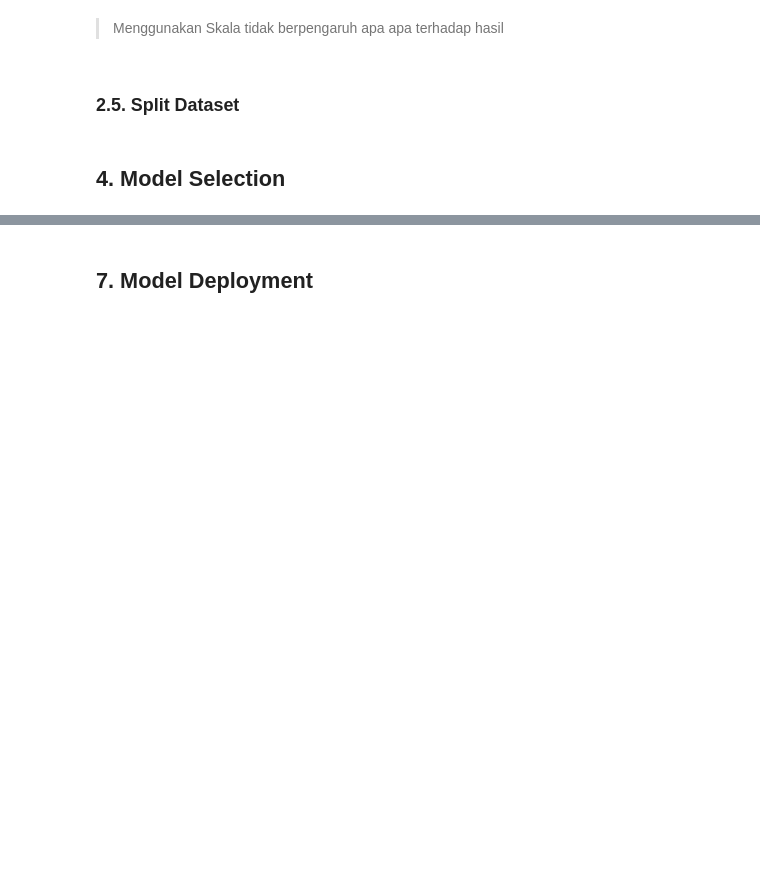
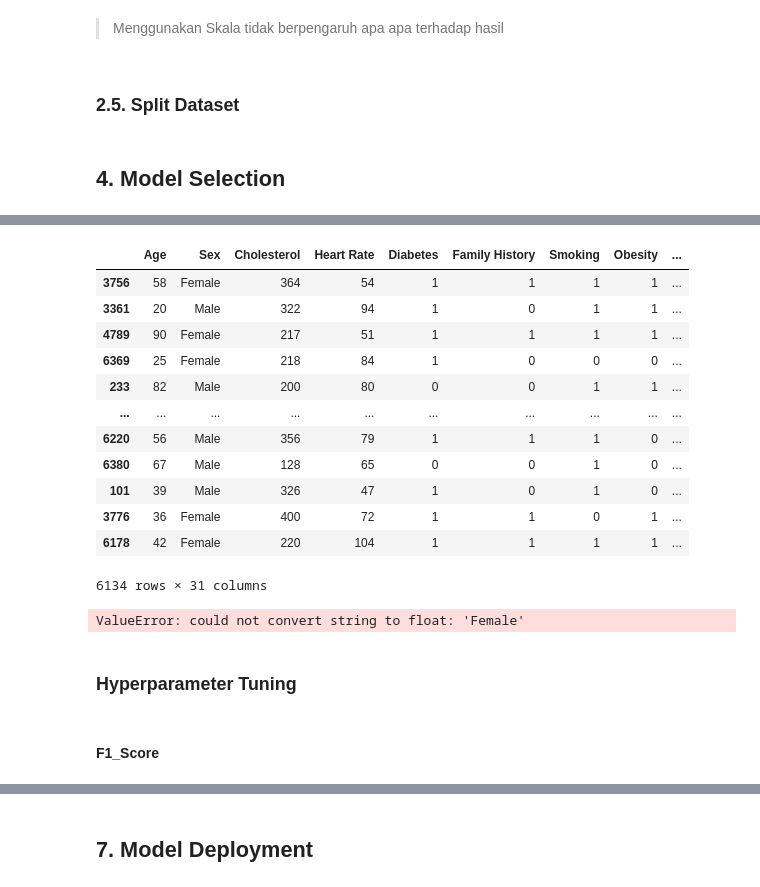
Before and after one commit to Rzero6/heart-attack-classification, a Jupyter notebook: Heart Attack Classification.ipynb, the cells around one changed output, grey strips where cells are left out. Saved outputs shown, nothing was run; the diff lists cells and outputs as text; code cells hidden in the pictures; blank space fills up the shorter version.

```diff
--- a/Heart Attack Classification.ipynb
+++ b/Heart Attack Classification.ipynb
@@ -490,0 +971,24 @@ testing accuracy:  0.6417569880205363
+# %%
+target = 'Heart Attack Risk'
+X = df_copy.drop(columns=[target, 'Patient ID', 'Previous Heart Problems', 'BMI']).reset_index(drop=True)
+y = df_copy[target].reset_index(drop=True)
+
+X_train, X_test, y_train, y_test = train_test_split(
+    X, y, test_size=0.3, random_state=32, stratify=y
+)
+# %%
+X_train
+# %% [output]
+|  | Age | Sex | Cholesterol | Heart Rate | Diabetes | Family History | Smoking | Obesity | ... |
+| 3756 | 58 | Female | 364 | 54 | 1 | 1 | 1 | 1 | ... |
+| 3361 | 20 | Male | 322 | 94 | 1 | 0 | 1 | 1 | ... |
+| 4789 | 90 | Female | 217 | 51 | 1 | 1 | 1 | 1 | ... |
+| 6369 | 25 | Female | 218 | 84 | 1 | 0 | 0 | 0 | ... |
+| 233 | 82 | Male | 200 | 80 | 0 | 0 | 1 | 1 | ... |
+| ... | ... | ... | ... | ... | ... | ... | ... | ... | ... |
+| 6220 | 56 | Male | 356 | 79 | 1 | 1 | 1 | 0 | ... |
+| 6380 | 67 | Male | 128 | 65 | 0 | 0 | 1 | 0 | ... |
+| 101 | 39 | Male | 326 | 47 | 1 | 0 | 1 | 0 | ... |
+| 3776 | 36 | Female | 400 | 72 | 1 | 1 | 0 | 1 | ... |
+| 6178 | 42 | Female | 220 | 104 | 1 | 1 | 1 | 1 | ... |
+6134 rows × 31 columns
@@ -490,0 +1023,47 @@ testing accuracy:  0.6417569880205363
+# %%
+# === TRAIN & EVALUATE ===
+
+results = []
+for name, model in models.items():
+    model.fit(X_train, y_train)
+
+    y_pred = model.predict(X_test)
+    acc = accuracy_score(y_test, y_pred)
+    prec = precision_score(y_test, y_pred, average='macro')
+    f1 = f1_score(y_test, y_pred, average='macro')
+
+    try:
+        y_proba = model.predict_proba(X_test)[:, 1]
+        roc = roc_auc_score(y_test, y_proba)
+    except:
+        roc = None
+
+    print(f"\n===== {name} =====")
+    print("Accuracy :", acc)
+    print("F1-score :", f1)
+    print("Precision :", prec)
+    if roc:
+        print("ROC AUC  :", roc)
+    print("Confusion Matrix:\n", confusion_matrix(y_test, y_pred))
+
+    results.append({
+        'Model': name,
+        'Accuracy': acc,
+        'Precision': prec,
+        'F1_score': f1,
+        'ROC_AUC': roc
+    })
+
+# === RINGKASAN ===
+summary = pd.DataFrame(results).sort_values(
+    by='F1_score', ascending=False
+).reset_index(drop=True)
+
+print("\n📊 PERBANDINGAN MODEL (berdasarkan F1-score)")
+display(summary)
+# %% [output]
+ValueError: could not convert string to float: 'Female'
+# %% [markdown]
+### Hyperparameter Tuning
+# %% [markdown]
+#### F1_Score
```
Also changed, not shown: parts of 39 cells of this notebook.
